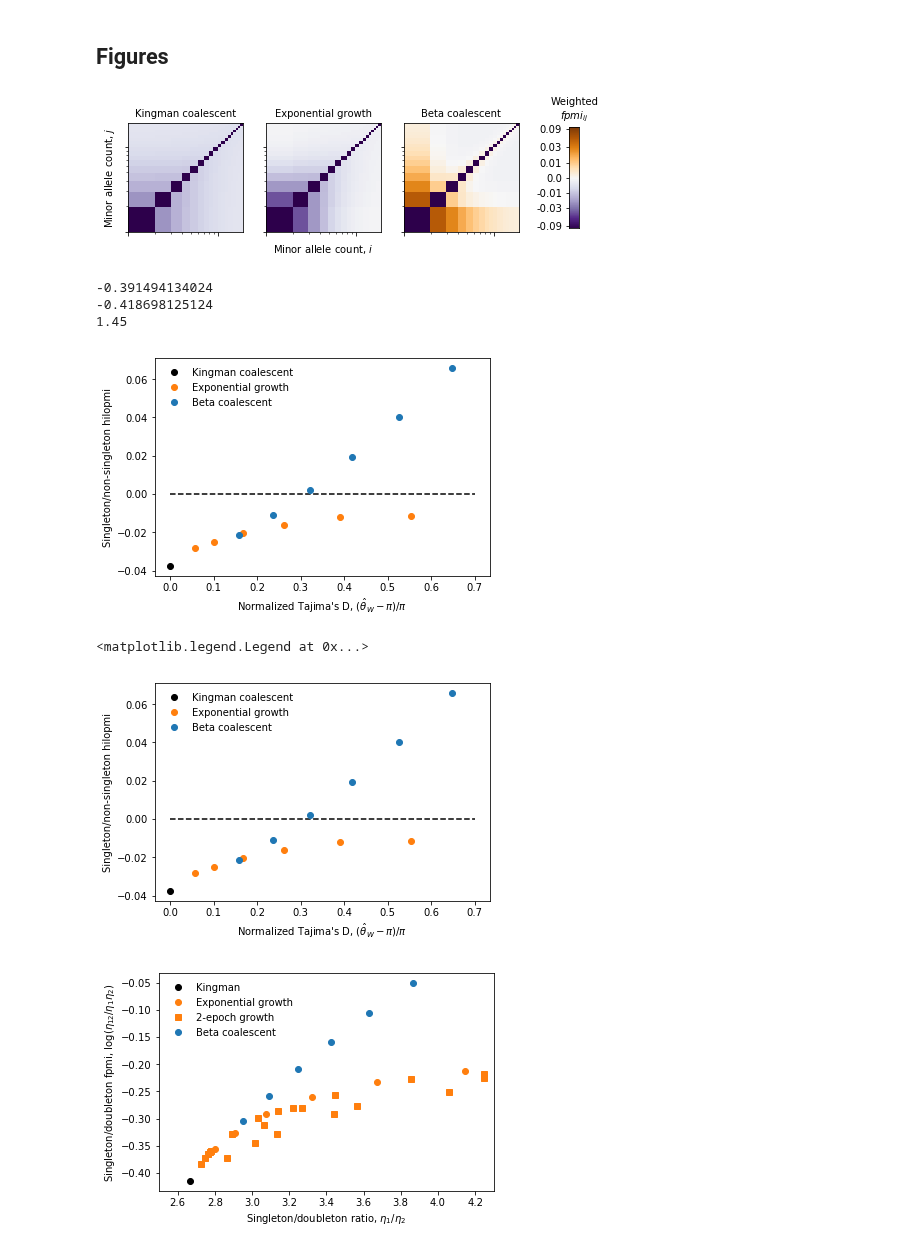
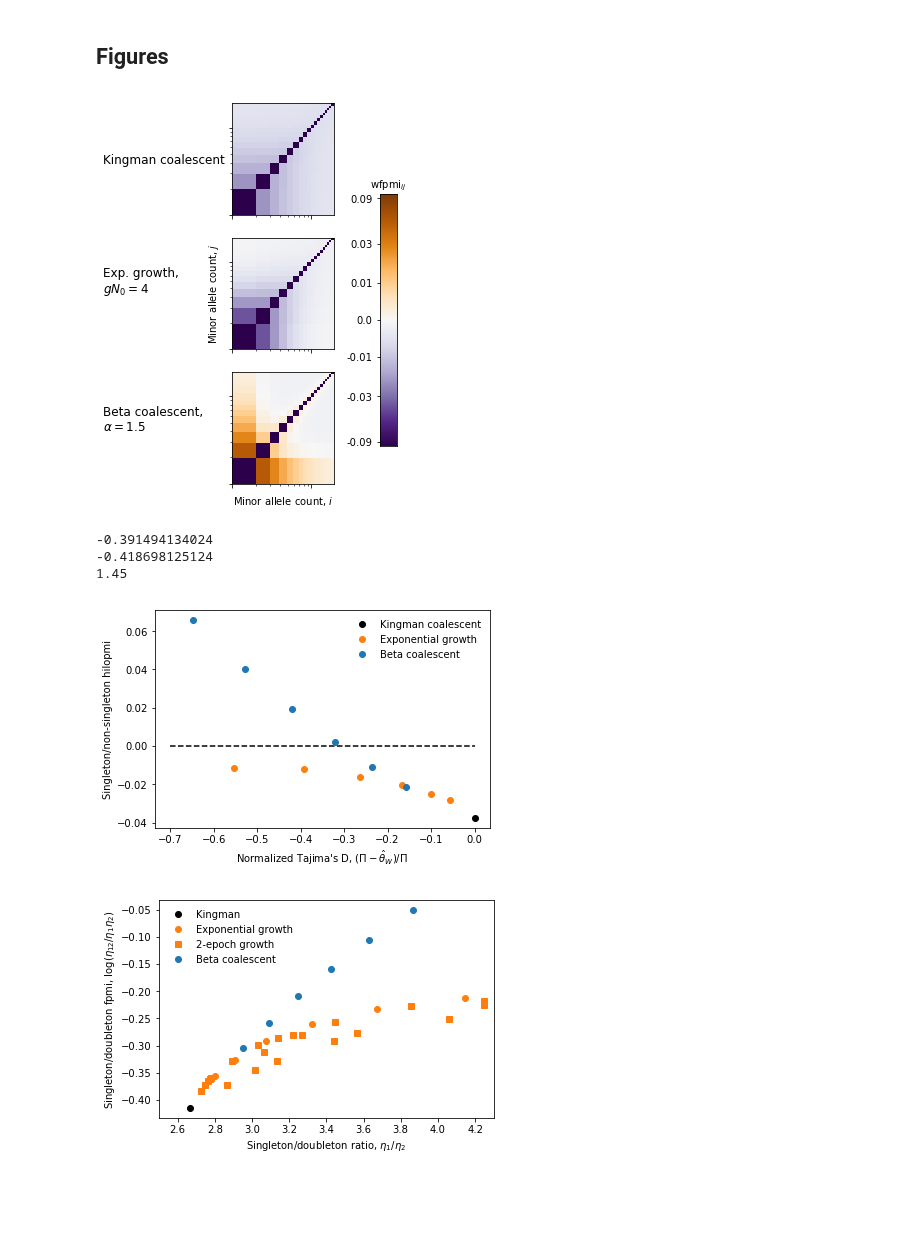
Before and after one commit to dp-rice/multiplemergers, a Jupyter notebook: notebooks/figures_theory_and_simulation.ipynb, the cells around one changed output. Drawn from its saved outputs; the diff is of its cells as text; code cells hidden in the pictures; blank space fills up the shorter version.

Commit message:
Rearrange figure panels.

```diff
--- a/notebooks/figures_theory_and_simulation.ipynb
+++ b/notebooks/figures_theory_and_simulation.ipynb
@@ -217,30 +217,36 @@ scale = 0.01
 vm = 3
 # %%
 
-fig = plt.figure(figsize=(7, 2))
+fig = plt.figure(figsize=(4, 7))
 
-ax = fig.add_subplot(1,3,1)
+ax = fig.add_subplot(3,2,2)
 wpmi_pcolor(ax, mac_theory, wpmi_kingman, scale, vm, cmap=cmap)
-ax.set_title('Kingman coalescent')
+
+# ax.set_title('Kingman coalescent')
+
+ax = fig.add_subplot(3,2,4)
+wpmi_pcolor(ax, mac_theory, wpmi_exp[-2], scale, vm, cmap=cmap)
+# ax.set_title("Exponential growth")
 ax.set_ylabel('Minor allele count, $j$')
 
-ax = fig.add_subplot(1,3,2)
-wpmi_pcolor(ax, mac_theory, wpmi_exp[-2], scale, vm, cmap=cmap)
-ax.set_title("Exponential growth")
+ax = fig.add_subplot(3,2,6)
+wpmi_pcolor(ax, mac_theory, wpmi_beta[2], scale, vm, cmap=cmap)
+# ax.set_title("Beta coalescent")
 ax.set_xlabel('Minor allele count, $i$')
 
-ax = fig.add_subplot(1,3,3)
-wpmi_pcolor(ax, mac_theory, wpmi_beta[2], scale, vm, cmap=cmap)
-ax.set_title("Beta coalescent")
-
-ax = fig.add_axes([1, 0.15, 0.02, 0.7])
+ax = fig.add_axes([1.06, 0.2, 0.06, 0.5])
 wpmi_colorbar(ax, scale, vm, cmap)
 # ax.set_title(r'$\pi^{-2} \left<\eta_{ij}\right> fpmi_{ij}$')
-ax.set_title('Weighted\n$fpmi_{ij}$')
+ax.set_title('wfpmi$_{ij}$')
 
-fig.savefig('../manuscript/figures/Figure1.pdf', bbox_inches="tight")
+x_text = 0.1
+fig.text(x_text, 0.66 + 1/10, "Kingman coalescent", fontsize=12)
+fig.text(x_text, 0.5, "Exp. growth,\n$gN_0=4$", fontsize=12)
+fig.text(x_text, 0.33 - 1/10, "Beta coalescent,\n"+r"$\alpha=1.5$", fontsize=12)
+
+fig.savefig('../manuscript/figures/wfpmi_growth_beta.pdf', bbox_inches="tight")
 # %% [output]
-[figure, old version]
+[figure, new version]
 # %%
 print(tajimasD(n_theory, stats_exp[-2][0]))
 print(tajimasD(n_theory, stats_beta[2][0]))
@@ -254,54 +260,27 @@ cutoff = 1
 fig = plt.figure(figsize=(6,4))
 ax = fig.add_subplot(111)
 
-ax.plot(-tajimasD(n_theory, eta_kingman), lohi_pmi(eta_kingman, eta2_kingman, cutoff=cutoff), 'o', c='k',
+ax.plot(tajimasD(n_theory, eta_kingman), lohi_pmi(eta_kingman, eta2_kingman, cutoff=cutoff), 'o', c='k',
         label='Kingman coalescent')
 
 for i, stats in enumerate(stats_exp):
-    l = ax.plot(-tajimasD(n_theory, stats[0]), lohi_pmi(*stats, cutoff=cutoff), 'o', c='C1')
+    l = ax.plot(tajimasD(n_theory, stats[0]), lohi_pmi(*stats, cutoff=cutoff), 'o', c='C1')
     if i == 0:
         l[0].set_label('Exponential growth')
 
 for i, stats in enumerate(stats_beta):
-    l = ax.plot(-tajimasD(n_theory, stats[0]), lohi_pmi(*stats, cutoff=cutoff), 'o', c='C0')
+    l = ax.plot(tajimasD(n_theory, stats[0]), lohi_pmi(*stats, cutoff=cutoff), 'o', c='C0')
     if i == 0:
         l[0].set_label("Beta coalescent")
 
-ax.hlines(0, 0, 0.7, linestyle='dashed')
+ax.hlines(0, -0.7, 0, linestyle='dashed')
 ax.set_ylabel("Singleton/non-singleton hilopmi")
-ax.set_xlabel(r"Normalized Tajima's D, $(\hat{\theta}_W - \pi) / \pi$")
+ax.set_xlabel(r"Normalized Tajima's D, $(\Pi - \hat{\theta}_W) / \Pi$")
 ax.legend(frameon=False)
 
 fig.savefig('../manuscript/figures/Figure2.pdf', bbox_inches="tight")
 # %% [output]
-[figure, old version]
+[figure, new version]
-# %%
-cutoff = 1
-fig = plt.figure(figsize=(6,4))
-ax = fig.add_subplot(111)
-
-ax.plot(-tajimasD(n_theory, eta_kingman), lohi_pmi(eta_kingman, eta2_kingman, cutoff=cutoff), 'o', c='k',
-        label='Kingman coalescent')
-
-for i, stats in enumerate(stats_exp):
-    l = ax.plot(-tajimasD(n_theory, stats[0]), lohi_pmi(*stats, cutoff=cutoff), 'o', c='C1')
-    if i == 0:
-        l[0].set_label('Exponential growth')
-
-for i, stats in enumerate(stats_beta):
-    l = ax.plot(-tajimasD(n_theory, stats[0]), lohi_pmi(*stats, cutoff=cutoff), 'o', c='C0')
-    if i == 0:
-        l[0].set_label("Beta coalescent")
-
-ax.hlines(0, 0, 0.7, linestyle='dashed')
-ax.set_ylabel("Singleton/non-singleton hilopmi")
-ax.set_xlabel(r"Normalized Tajima's D, $(\hat{\theta}_W - \pi) / \pi$")
-ax.legend(frameon=False)
-
-#fig.savefig('../manuscript/figures/Figure2.pdf', bbox_inches="tight")
-# %% [output]
-<matplotlib.legend.Legend at 0x...>
-[figure, removed]
 # %%
 def plot_sd(ax, sd, sd2, *args, **kwargs):
     return ax.plot(sd[0]/sd[1], np.log2(sd2[0,1] / (sd[1]*sd[0])), *args, **kwargs)
```
Also changed, not shown: parts of 1 cell of this notebook, 4 other files.
